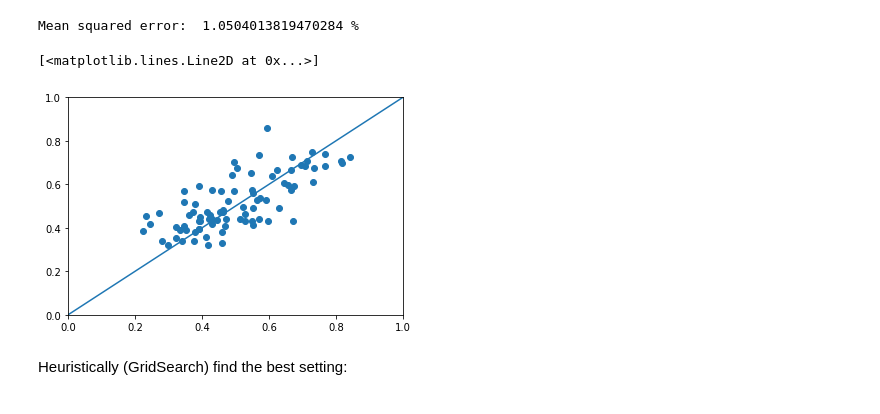
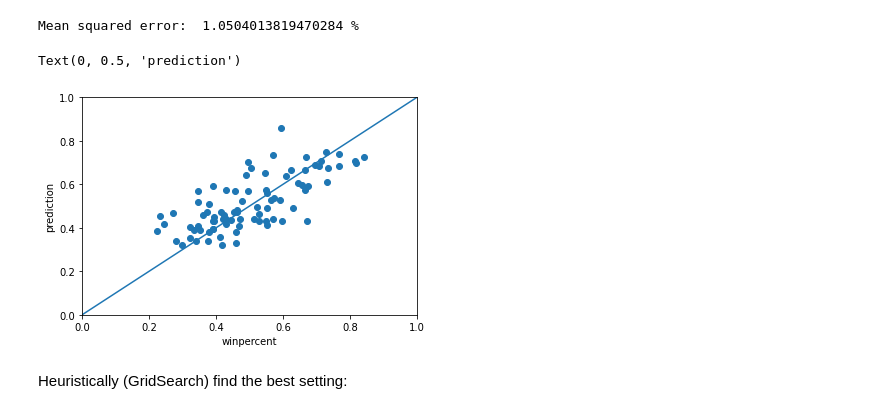
Before and after one commit to lhotaane/Case_study_Lidl, a Jupyter notebook: candy.ipynb, the cells around one changed output. Drawn from its saved outputs; the diff is of its cells as text; code cells hidden in the pictures.

```diff
--- a/candy.ipynb
+++ b/candy.ipynb
@@ -458,11 +514,13 @@ Mean squared error:  1.0504013819470284 %
 # %%
 plt.scatter(df['winpercent'],df['predicted_winpercent'])
 plt.xlim((0,1))
 plt.ylim((0,1))
 plt.plot(np.linspace(0,1,100),np.linspace(0,1,100))
+plt.xlabel('winpercent')
+plt.ylabel('prediction')
 # %% [output]
-[<matplotlib.lines.Line2D at 0x...>]
+Text(0, 0.5, 'prediction')
-[figure, old version]
+[figure, new version]
 # %% [markdown]
 Heuristically (GridSearch) find the best setting:
 # %%
```
Also changed, not shown: parts of 15 cells of this notebook, 1 other file.
